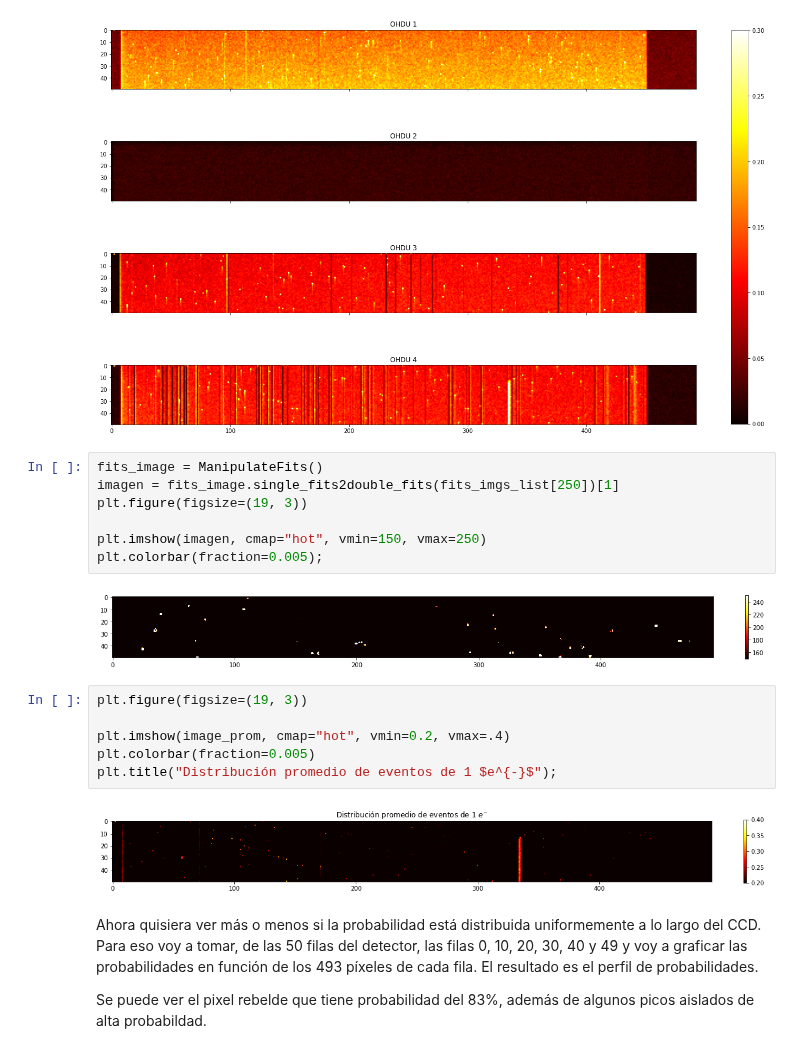
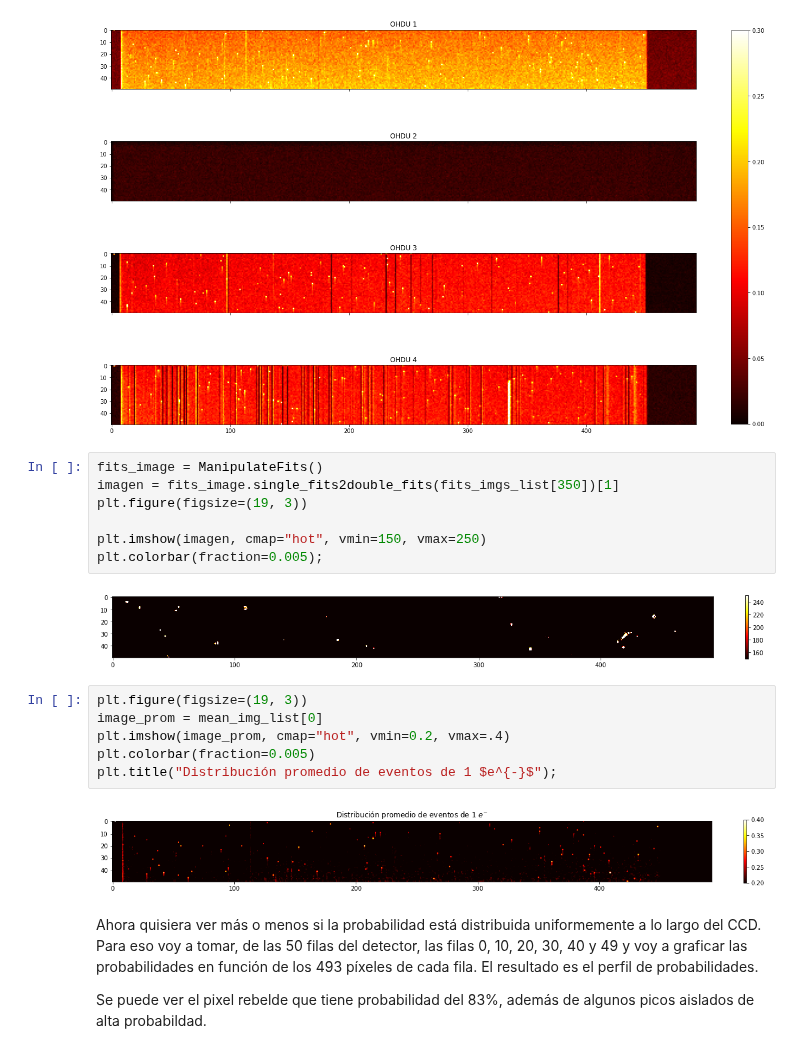
Before and after one commit to Igna11/Tesis-Skipper, a Jupyter notebook: Analisis_Imagenes.ipynb, the cells around one changed output. Drawn from its saved outputs; the diff is of its cells as text.

```diff
--- a/Analisis_Imagenes.ipynb
+++ b/Analisis_Imagenes.ipynb
@@ -176,21 +176,21 @@ plt.show()
 [figure]
 # %%
 fits_image = ManipulateFits()
-imagen = fits_image.single_fits2double_fits(fits_imgs_list[250])[1]
+imagen = fits_image.single_fits2double_fits(fits_imgs_list[350])[1]
 plt.figure(figsize=(19, 3))
 
 plt.imshow(imagen, cmap="hot", vmin=150, vmax=250)
 plt.colorbar(fraction=0.005);
 # %% [output]
-[figure, old version]
+[figure, new version]
 # %%
 plt.figure(figsize=(19, 3))
-
+image_prom = mean_img_list[0]
 plt.imshow(image_prom, cmap="hot", vmin=0.2, vmax=.4)
 plt.colorbar(fraction=0.005)
 plt.title("Distribución promedio de eventos de 1 $e^{-}$");
 # %% [output]
-[figure, old version]
+[figure, new version]
 # %% [markdown]
 Ahora quisiera ver más o menos si la probabilidad está distribuida uniformemente a lo largo del CCD. Para eso voy a tomar, de las 50 filas del detector, las filas 0, 10, 20, 30, 40 y 49 y voy a graficar las probabilidades en función de los 493 píxeles de cada fila. El resultado es el perfil de probabilidades.
 
```
Also changed, not shown: parts of 30 cells of this notebook, 6 other files.
